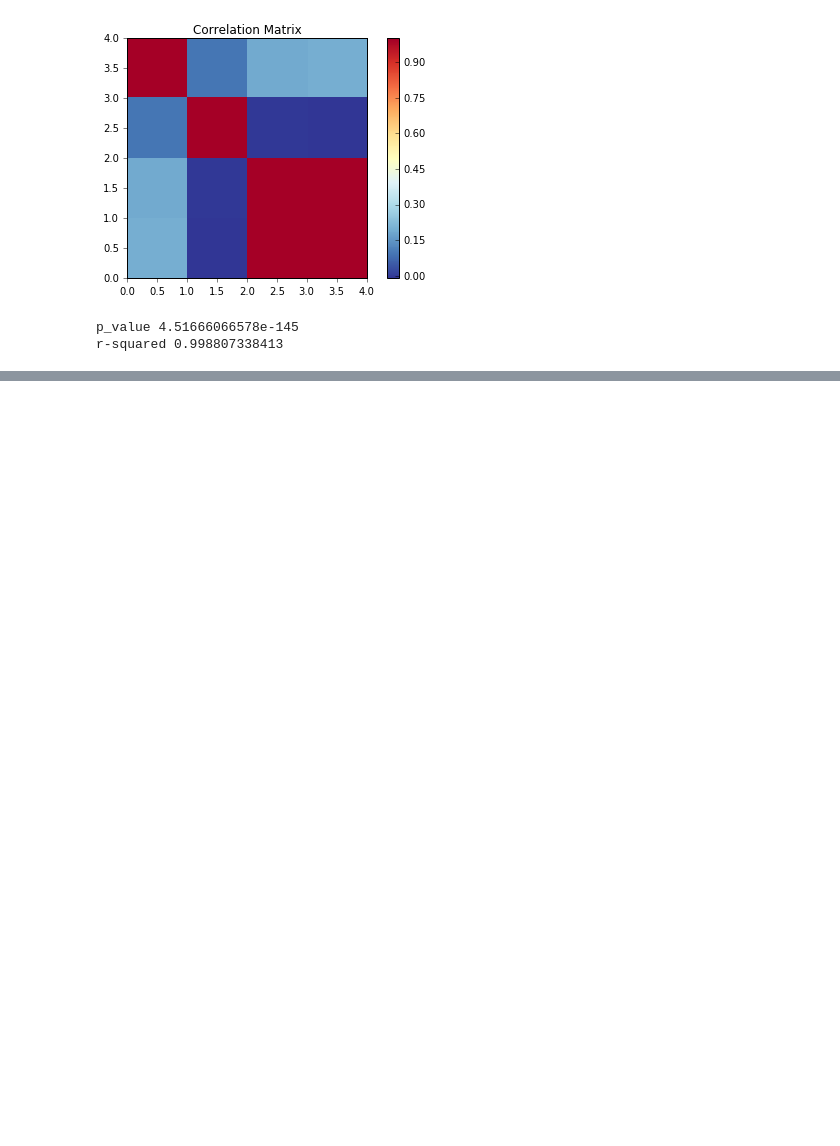
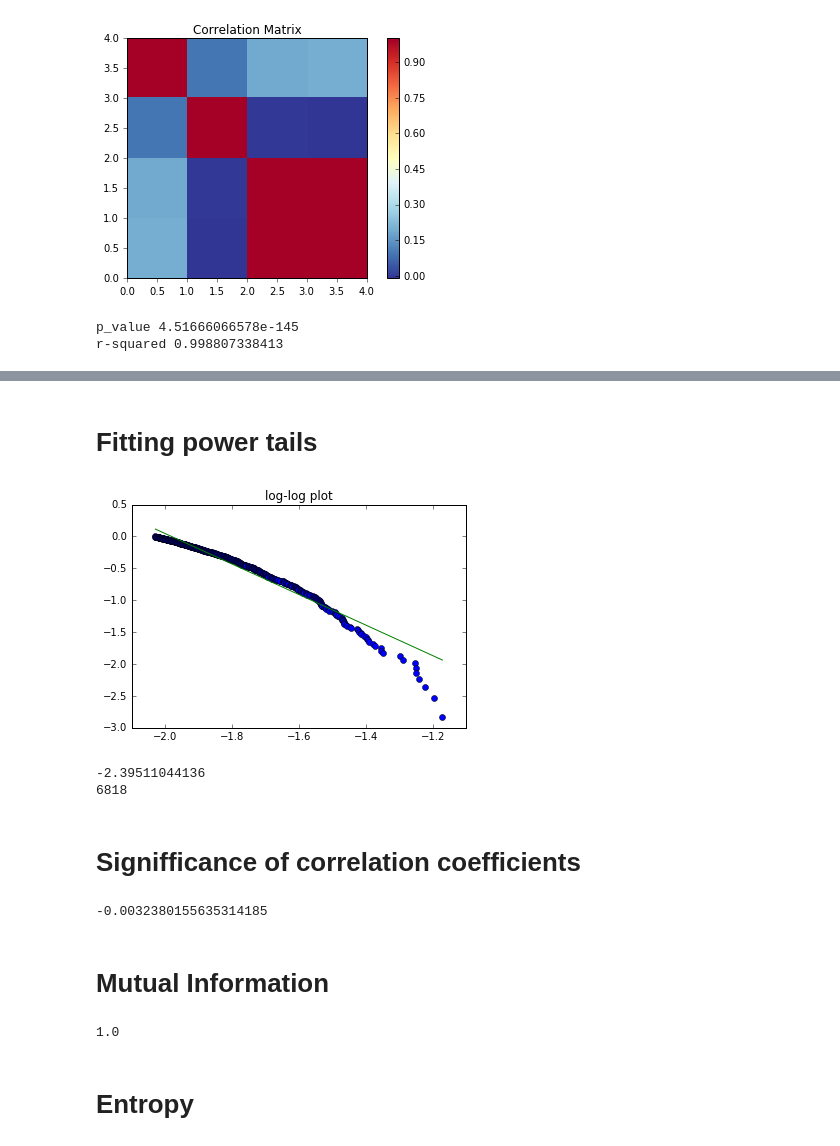
Before and after one commit to vinitjadhav/DA_preparation, a Jupyter notebook: DA_exam_sample.ipynb, the cells around one changed output, grey strips where cells are left out. Drawn from its saved outputs; the diff is of its cells as text; code cells hidden in the pictures; blank space fills up the shorter version.

```diff
--- a/DA_exam_sample.ipynb
+++ b/DA_exam_sample.ipynb
@@ -208,0 +263,63 @@ r-squared 0.998807338413
+# %% [markdown]
+# Fitting power tails
+# %%
+#fit power tails
+import math
+import sklearn.linear_model as LM
+import scipy.stats as st
+#import pylab
+%matplotlib inline
+
+
+
+# x, y = cumulative(data.C.values)
+mean  = log_ret.mean()
+
+# left_tail = log_ret[log_ret <= quantile_10]
+# left_tail = mean - left_tail
+
+right_tail = log_ret[log_ret >= quantile_90]
+
+X1 = np.sort(right_tail.values)
+F1 = np.array(range(len(right_tail.values)))/float(len(right_tail.values))
+x = X1
+y = 1-F1
+logX = np.log10(x)
+logY = np.log10(y)
+slope, intercept, r_value, p_value, std_err = st.linregress(logX, logY)
+predict_y = intercept + slope * logX
+#pred_error = y - predict_y
+#degrees_of_freedom = len(x) - 2
+#residual_std_error = np.sqrt(np.sum(pred_error**2) / degrees_of_freedom)
+#plt.loglog(x,y)
+plt.plot(logX,logY,'o')
+plt.plot(logX,predict_y)
+plt.title('log-log plot')
+plt.show()
+
+print(slope)
+print(len(my_data))
+# %% [output]
+[figure, added]
+-2.39511044136
+6818
+# %% [markdown]
+# Signifficance of correlation coefficients
+# %%
+stats.kendalltau(df.C, df.D).correlation
+stats.kendalltau(df.C,df.D).pvalue
+
+stats.spearmanr(df).correlation
+
+stats.pearsonr(my_data.ix[:,0],my_data.ix[:,2] )[0]
+# %% [output]
+-0.0032380155635314185
+# %% [markdown]
+# Mutual Information
+# %%
+from sklearn.metrics import normalized_mutual_info_score
+normalized_mutual_info_score(np.histogram(df.D)[0], np.histogram(df.C)[0])
+# %% [output]
+1.0
+# %% [markdown]
+# Entropy
```
Also changed, not shown: parts of 14 cells of this notebook.
